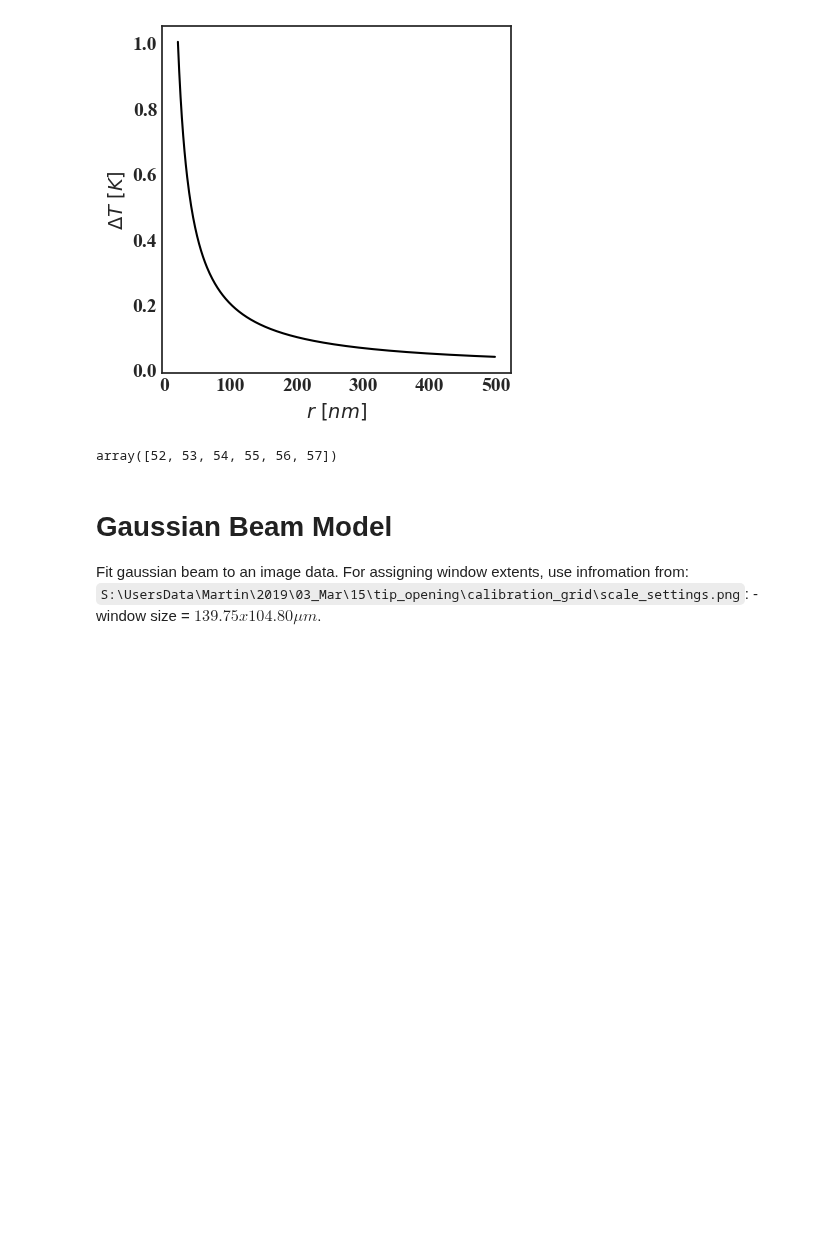
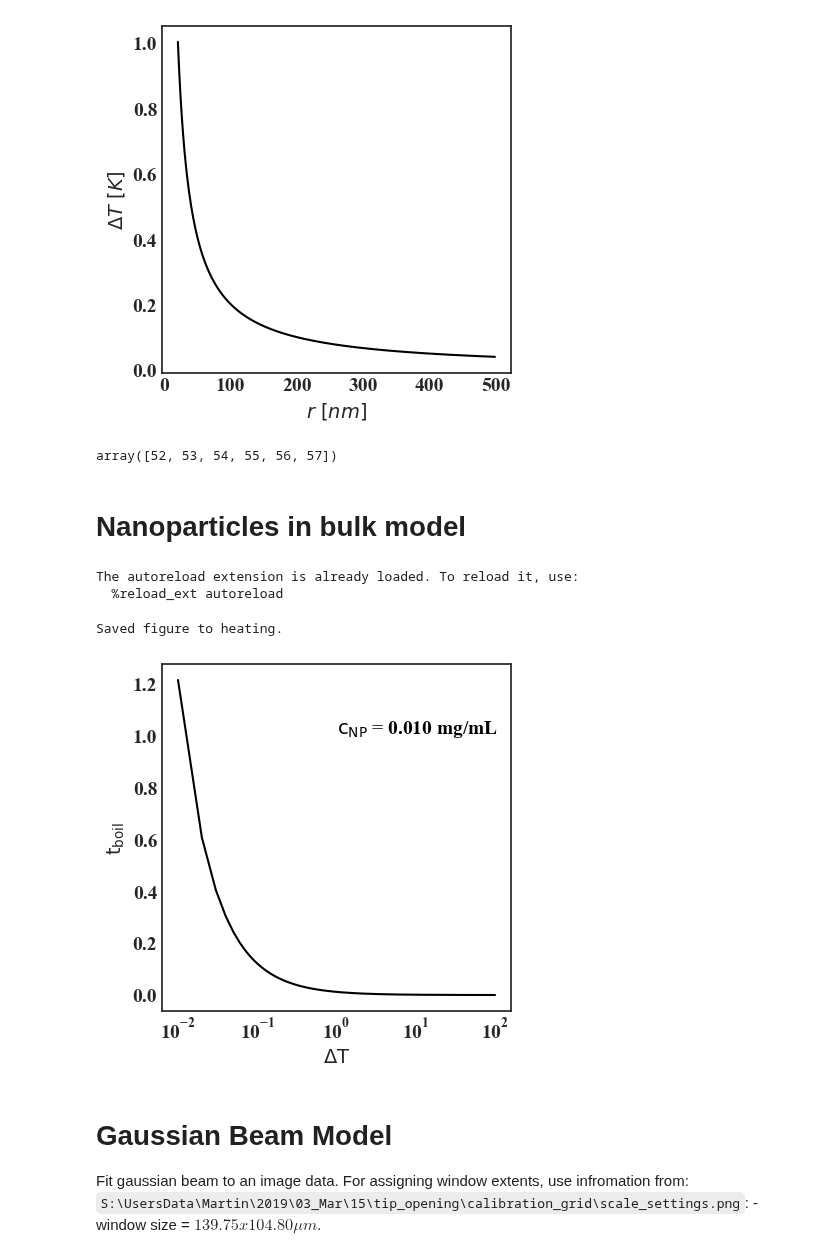
Before and after one commit to martinholub/sicm, a Jupyter notebook: notebooks/model.ipynb, the cells around one changed output. Saved outputs shown, nothing was run; the diff lists cells and outputs as text; code cells hidden in the pictures; blank space fills up the shorter version.

Commit message:
model bulk heater

```diff
--- a/notebooks/model.ipynb
+++ b/notebooks/model.ipynb
@@ -115,6 +115,45 @@ lim = T_delta.max() * np.exp(-1)
 r[np.nonzero(np.logical_and(T_delta > lim*0.95, T_delta < lim*1.05))]
 # %% [output]
 array([52, 53, 54, 55, 56, 57])
+# %% [markdown]
+# Nanoparticles in bulk model
+# %%
+import sys
+sys.path.append("..")
+from sicm.plots.plots import plot_generic
+
+import numpy as np
+
+%load_ext autoreload
+%autoreload 2
+# %% [output]
+The autoreload extension is already loaded. To reload it, use:
+  %reload_ext autoreload
+# %%
+k = .6 # W/m/K
+r0 = 10e-9 # m
+Tbulk = 298.15 # K
+T0fun = lambda x: Tbulk + x
+Qfun = lambda x: 4*np.pi*k*r0*(T0(x) - Tbulk)
+
+cp = 4.19 # J/g/K
+m = 1000 # g ... 1kg of water
+dT = 100 # temperature difference to hget
+heat = cp * m * dT #
+N_A = 6.02e23 # Avogardos No.
+c_NP = 1e-2 # concentration of Np in mg/mL
+rho = 5.22e6 # g/m3
+V_NP = 4/3 * np.pi * r0 ** 3
+n_NP = c_NP / (rho * V_NP)
+t = lambda x: heat/(n_NP * Qfun(x))
+# %%
+dT = np.arange(0.01, 100, 0.01)
+text = r"$\rm{{c_{{NP}}}}$ = {:.3f} mg/mL".format(c_NP)
+plot_generic([dT], [t(dT)], [r"$\rm{\Delta T}$"], [r"$\rm{t_{boil}}$"], scale = "logx", text = text, text_loc = (0.50, 0.80),
+            fname = "heating")
+# %% [output]
+Saved figure to heating.
+[figure, added]
 # %% [markdown]
 
 # Gaussian Beam Model
```
